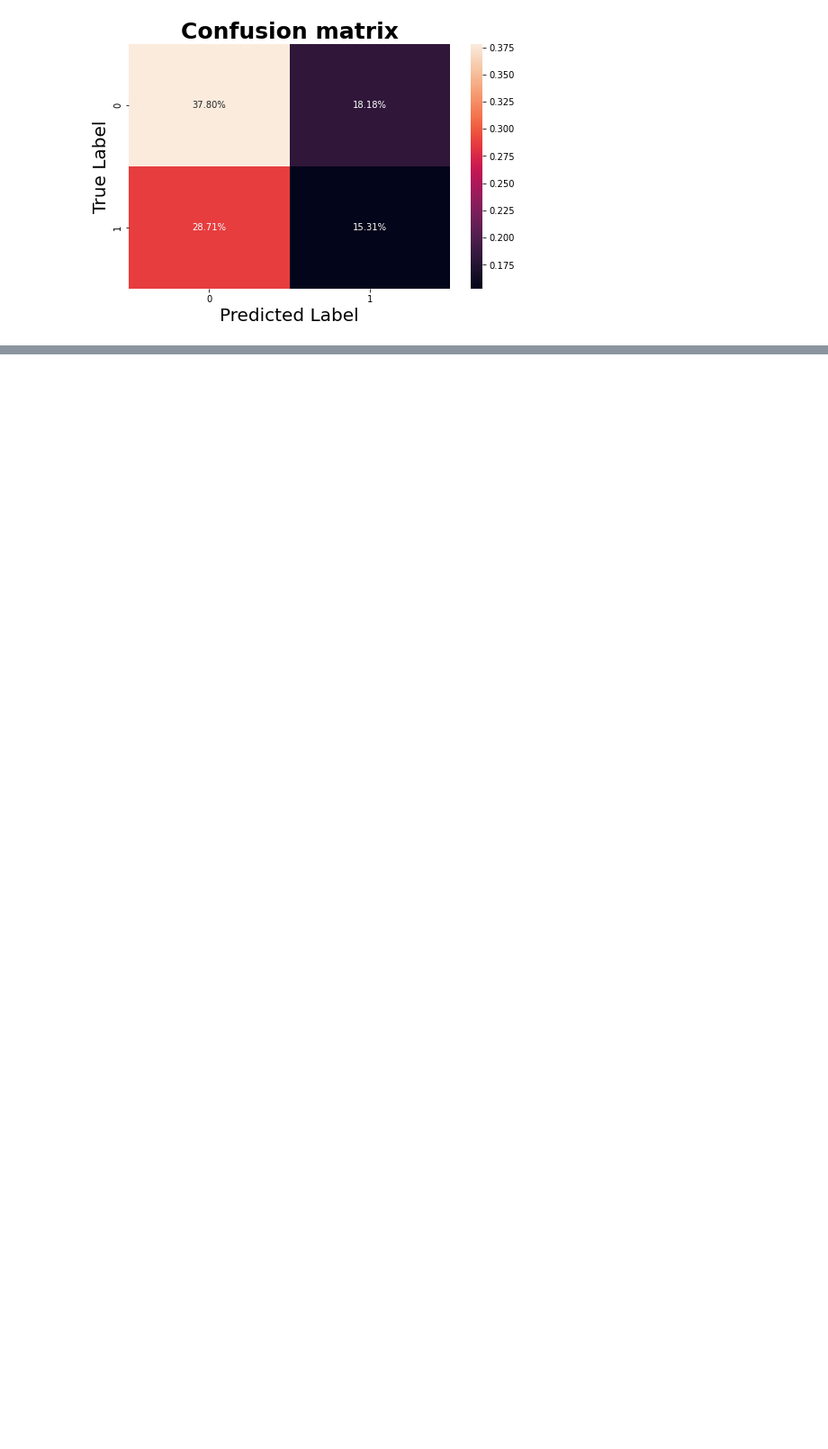
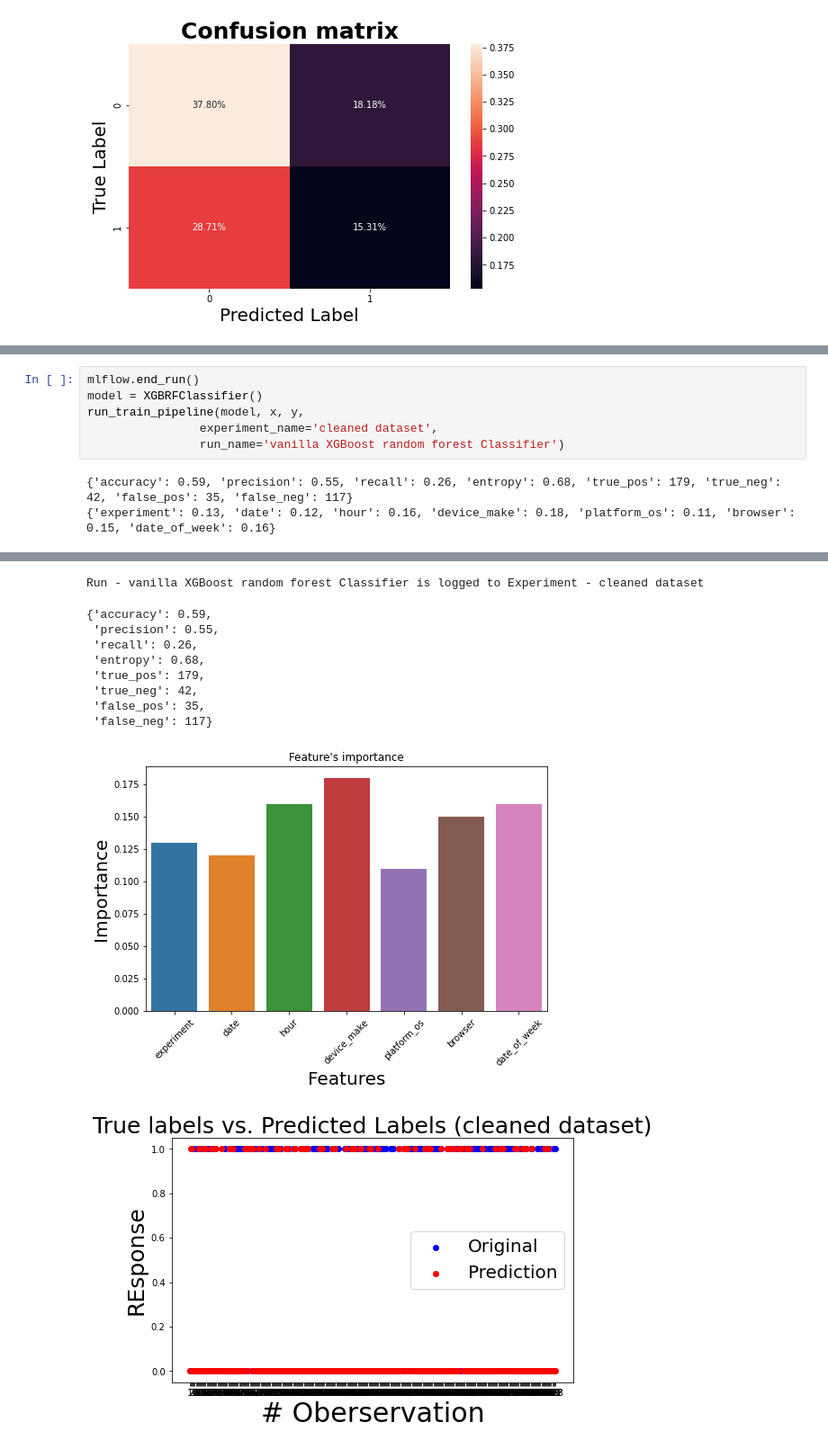
Before and after one commit to 10AcademyAbtestingProject/smartAd-abtesting, a Jupyter notebook: Notebooks/modeling.ipynb, the cells around one changed output, grey strips where cells are left out. Shown: that part at 90% size. Cells and saved outputs as stored; diff of their text form; blank space fills up the shorter version.

```diff
--- a/Notebooks/modeling.ipynb
+++ b/Notebooks/modeling.ipynb
@@ -188,0 +244,9 @@ Run - vanilla random forest is logged to Experiment - browser_chrome_mobile data
+# %%
+mlflow.end_run()
+model = XGBRFClassifier()
+run_train_pipeline(model, x, y,
+                experiment_name='cleaned dataset',
+                run_name='vanilla XGBoost random forest Classifier')
+# %% [output]
+{'accuracy': 0.59, 'precision': 0.55, 'recall': 0.26, 'entropy': 0.68, 'true_pos': 179, 'true_neg': 42, 'false_pos': 35, 'false_neg': 117}
+{'experiment': 0.13, 'date': 0.12, 'hour': 0.16, 'device_make': 0.18, 'platform_os': 0.11, 'browser': 0.15, 'date_of_week': 0.16}
@@ -188,0 +256,11 @@ Run - vanilla random forest is logged to Experiment - browser_chrome_mobile data
+Run - vanilla XGBoost random forest Classifier is logged to Experiment - cleaned dataset
+{'accuracy': 0.59,
+ 'precision': 0.55,
+ 'recall': 0.26,
+ 'entropy': 0.68,
+ 'true_pos': 179,
+ 'true_neg': 42,
+ 'false_pos': 35,
+ 'false_neg': 117}
+[figure, added]
+[figure, added]
```
Also changed, not shown: parts of 10 cells of this notebook.
